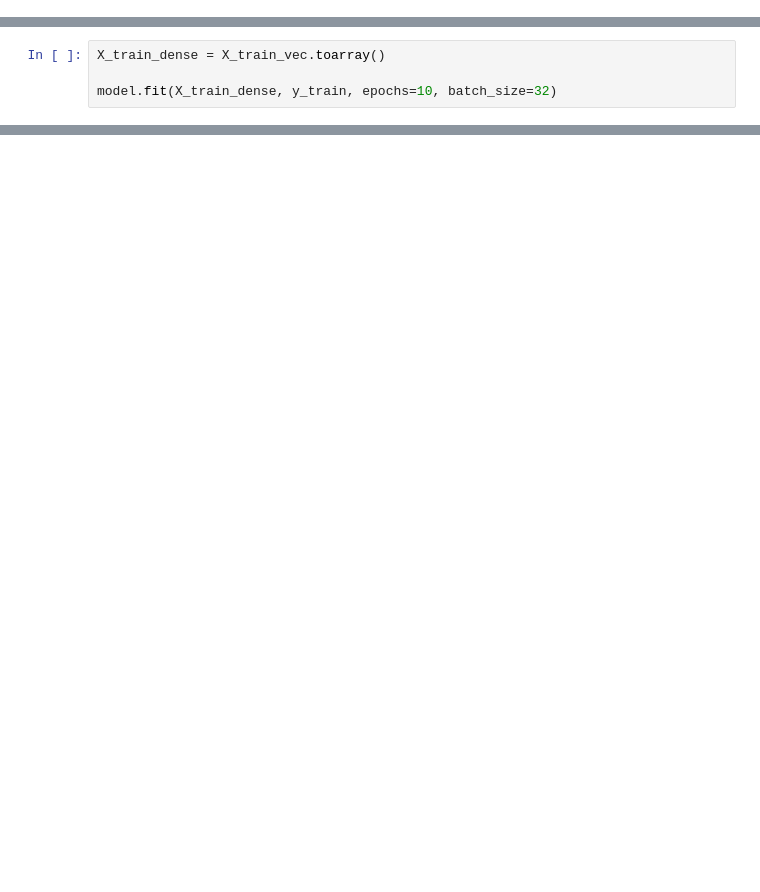
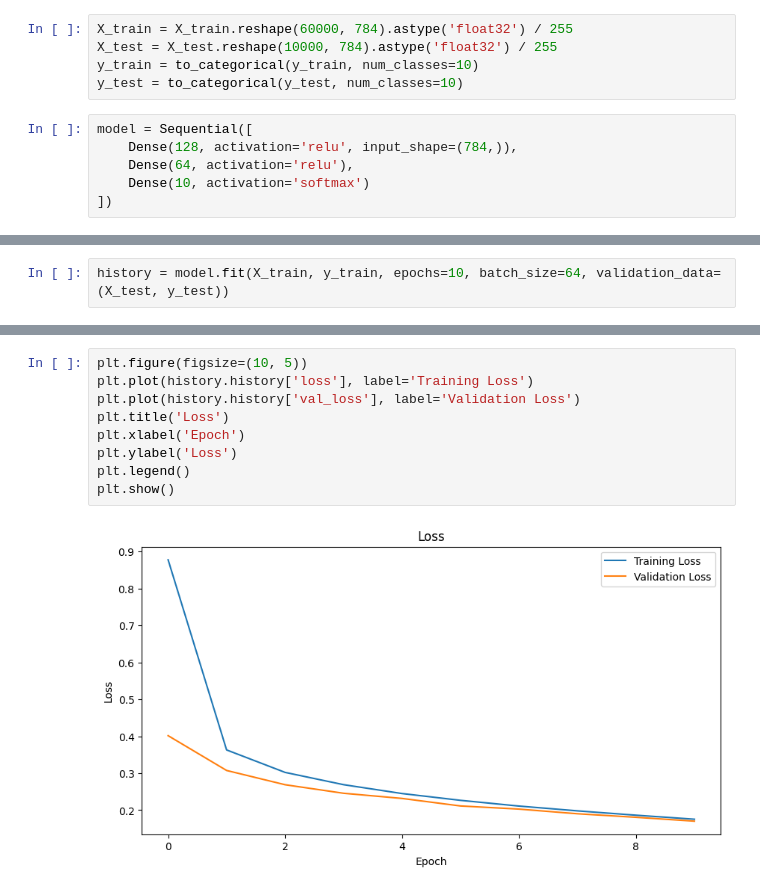
Before and after one commit to SparshKaushik/practice-dl, a Jupyter notebook: 1.ipynb, the cells around one changed output, grey strips where cells are left out. Saved outputs shown, nothing was run; the diff lists cells and outputs as text; blank space fills up the shorter version.

```diff
--- a/1.ipynb
+++ b/1.ipynb
@@ -57 +33,12 @@ model.add(Dense(1,activation='sigmoid'))
+# %%
+X_train = X_train.reshape(60000, 784).astype('float32') / 255
+X_test = X_test.reshape(10000, 784).astype('float32') / 255
+y_train = to_categorical(y_train, num_classes=10)
+y_test = to_categorical(y_test, num_classes=10)
+# %%
+model = Sequential([
+    Dense(128, activation='relu', input_shape=(784,)),
+    Dense(64, activation='relu'),
+    Dense(10, activation='softmax')
+])
 # %%
@@ -75,6 +48,4 @@ _________________________________________________________________
 # %%
-X_train_dense = X_train_vec.toarray()
-
-model.fit(X_train_dense, y_train, epochs=10, batch_size=32)
+history = model.fit(X_train, y_train, epochs=10, batch_size=64, validation_data=(X_test, y_test))
 # %% [output]
 Epoch 1/10
@@ -111,0 +81,11 @@ Test Accuracy: 0.8705646991729736
+# %%
+plt.figure(figsize=(10, 5))
+plt.plot(history.history['loss'], label='Training Loss')
+plt.plot(history.history['val_loss'], label='Validation Loss')
+plt.title('Loss')
+plt.xlabel('Epoch')
+plt.ylabel('Loss')
+plt.legend()
+plt.show()
+# %% [output]
+[figure, added]
```
Also changed, not shown: parts of 18 cells of this notebook, 3 other files.
